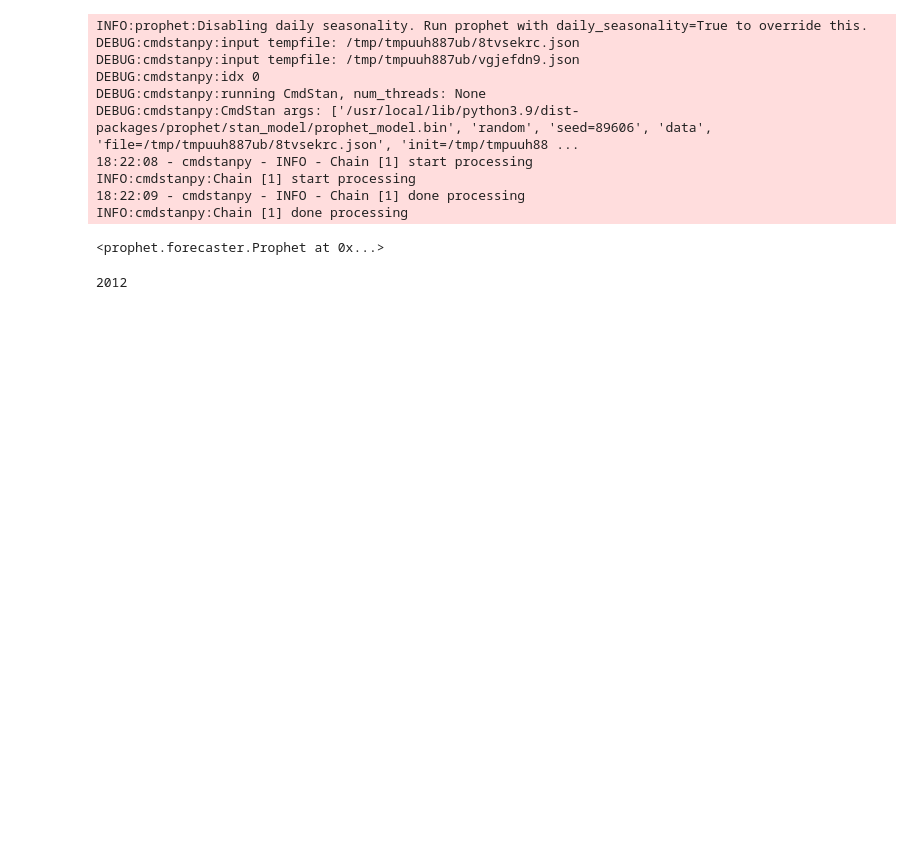
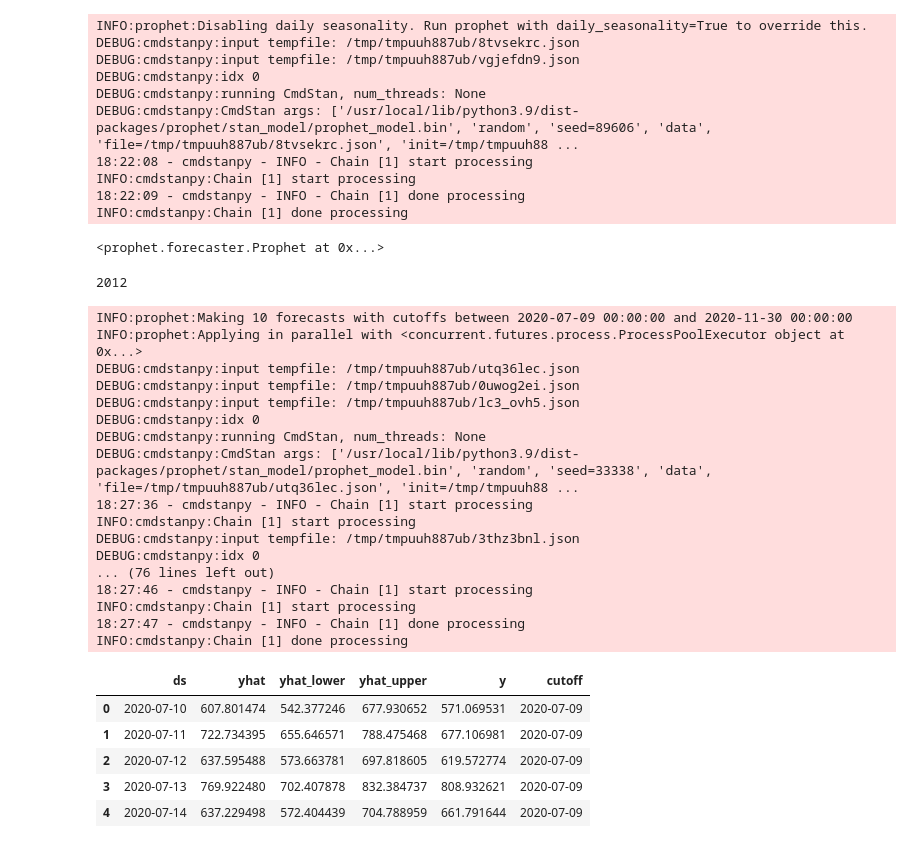
Before and after one commit to jeremysb1/forecasting, a Jupyter notebook: fbprophet_parameter_tuning.ipynb, the cells around one changed output. Cells and saved outputs as stored; diff of their text form; code cells hidden in the pictures; blank space fills up the shorter version.

Commit message:
added cross-validation matrix

```diff
--- a/fbprophet_parameter_tuning.ipynb
+++ b/fbprophet_parameter_tuning.ipynb
@@ -128,3 +131,35 @@ INFO:cmdstanpy:Chain [1] done processing
 df.shape[0] - 180
 # %% [output]
 2012
+# %%
+# cross-validation
+df_cv = cross_validation(m,
+                         horizon = '31 days',
+                         period = '16 days',
+                         initial = '2012 days',
+                         parallel = 'processes')
+df_cv.head()
+# %% [output]
+INFO:prophet:Making 10 forecasts with cutoffs between 2020-07-09 00:00:00 and 2020-11-30 00:00:00
+INFO:prophet:Applying in parallel with <concurrent.futures.process.ProcessPoolExecutor object at 0x...>
+DEBUG:cmdstanpy:input tempfile: /tmp/tmpuuh887ub/utq36lec.json
+DEBUG:cmdstanpy:input tempfile: /tmp/tmpuuh887ub/0uwog2ei.json
+DEBUG:cmdstanpy:input tempfile: /tmp/tmpuuh887ub/lc3_ovh5.json
+DEBUG:cmdstanpy:idx 0
+DEBUG:cmdstanpy:running CmdStan, num_threads: None
+DEBUG:cmdstanpy:CmdStan args: ['/usr/local/lib/python3.9/dist-packages/prophet/stan_model/prophet_model.bin', 'random', 'seed=33338', 'data', 'file=/tmp/tmpuuh887ub/utq36lec.json', 'init=/tmp/tmpuuh88 ...
+18:27:36 - cmdstanpy - INFO - Chain [1] start processing
+INFO:cmdstanpy:Chain [1] start processing
+DEBUG:cmdstanpy:input tempfile: /tmp/tmpuuh887ub/3thz3bnl.json
+DEBUG:cmdstanpy:idx 0
+... (76 lines left out)
+18:27:46 - cmdstanpy - INFO - Chain [1] start processing
+INFO:cmdstanpy:Chain [1] start processing
+18:27:47 - cmdstanpy - INFO - Chain [1] done processing
+INFO:cmdstanpy:Chain [1] done processing
+|  | ds | yhat | yhat_lower | yhat_upper | y | cutoff |
+| 0 | 2020-07-10 | 607.801474 | 542.377246 | 677.930652 | 571.069531 | 2020-07-09 |
+| 1 | 2020-07-11 | 722.734395 | 655.646571 | 788.475468 | 677.106981 | 2020-07-09 |
+| 2 | 2020-07-12 | 637.595488 | 573.663781 | 697.818605 | 619.572774 | 2020-07-09 |
+| 3 | 2020-07-13 | 769.922480 | 702.407878 | 832.384737 | 808.932621 | 2020-07-09 |
+| 4 | 2020-07-14 | 637.229498 | 572.404439 | 704.788959 | 661.791644 | 2020-07-09 |
```
Also changed, not shown: parts of 1 cell of this notebook.
